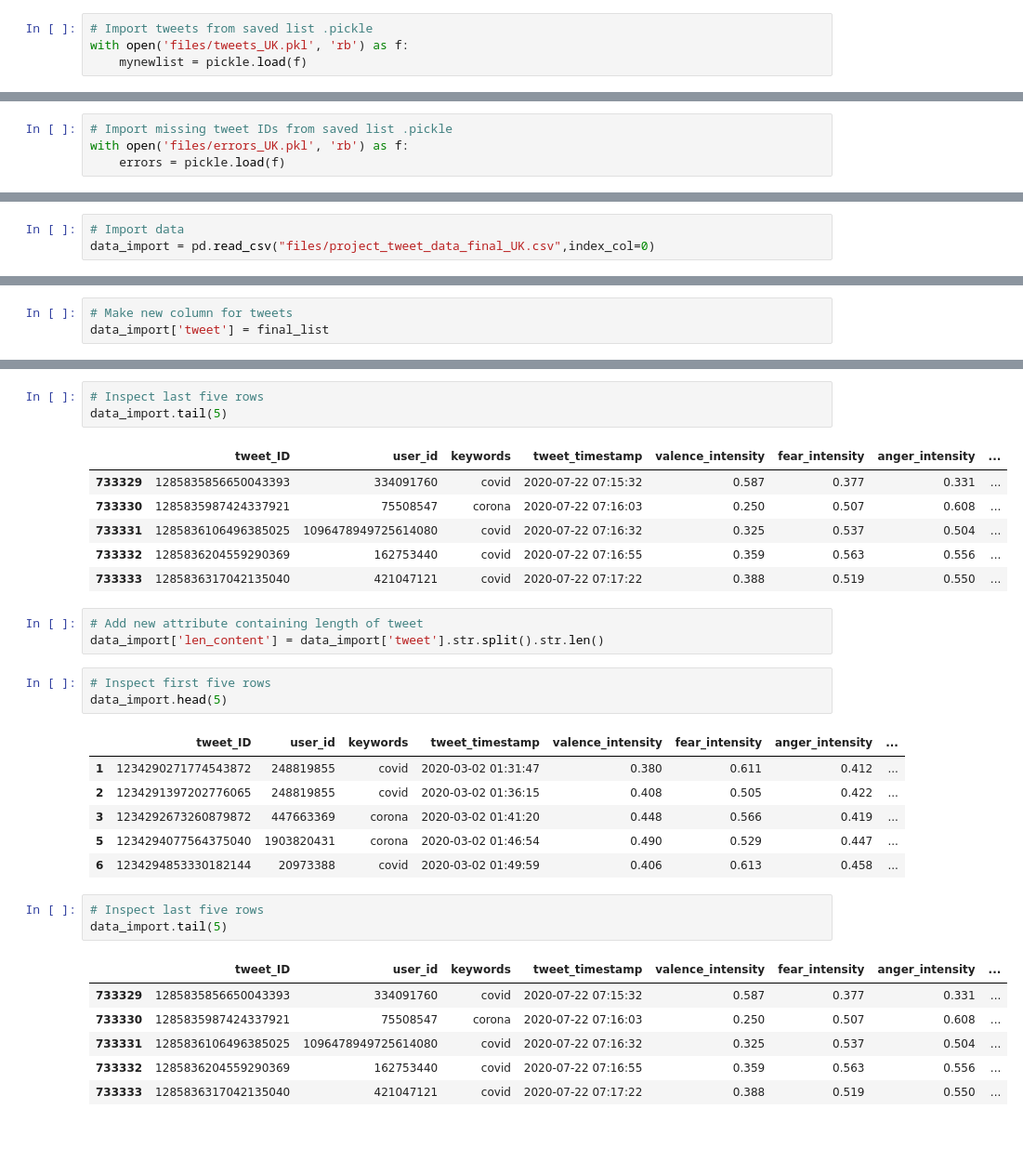
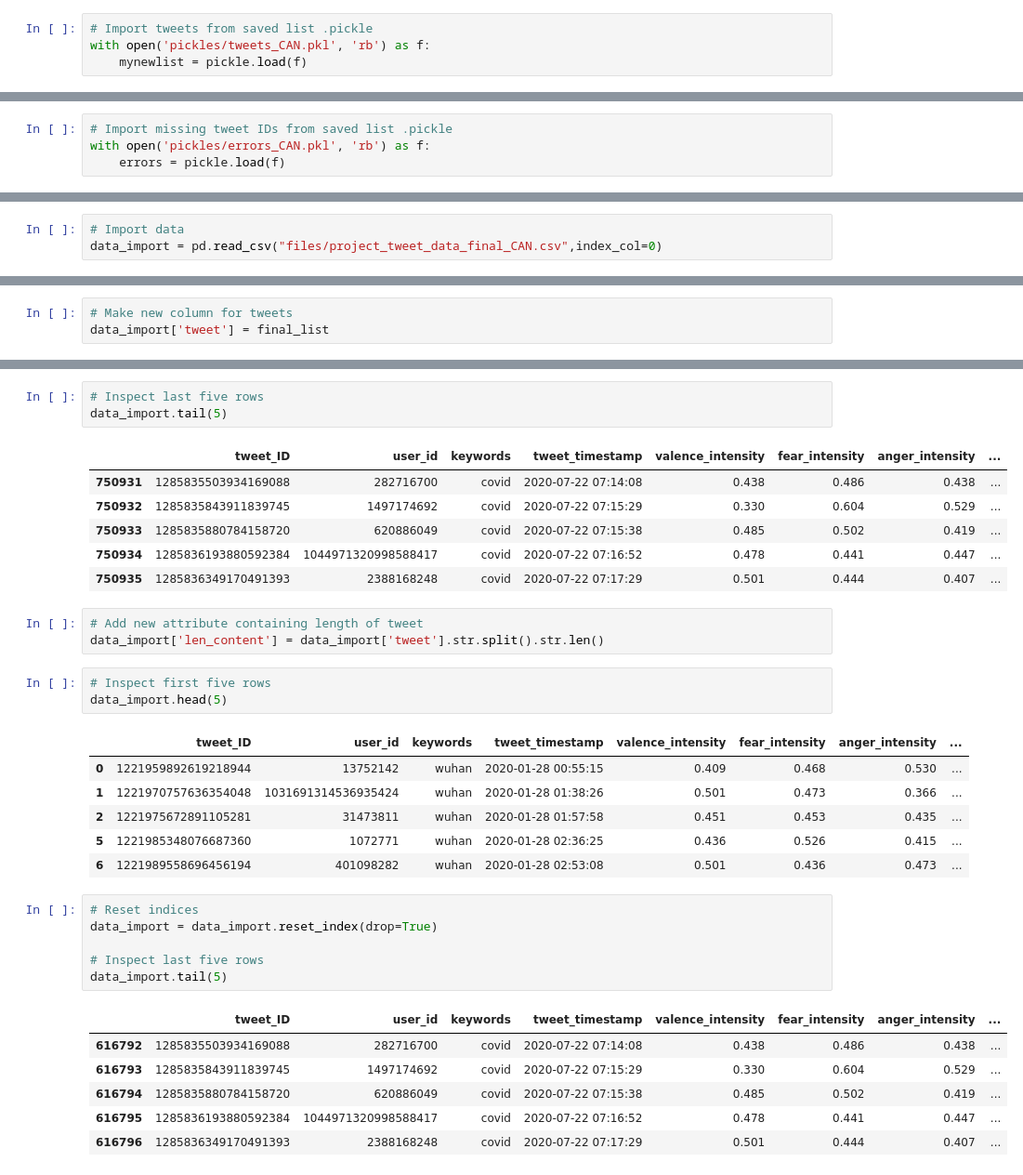
Before and after one commit to HuayuanSong/2805_covid_tweets, a Jupyter notebook: data/canada/3B_building_project_data_CAN.ipynb, the cells around one changed output, grey strips where cells are left out. Shown at 93% size. Saved outputs shown, nothing was run; the diff lists cells and outputs as text; blank space fills up the shorter version.

```diff
--- a/data/canada/3B_building_project_data_CAN.ipynb
+++ b/data/canada/3B_building_project_data_CAN.ipynb
@@ -10,7 +10,7 @@ import itertools
 from tqdm import tqdm
 # %%
 # Import tweets from saved list .pickle
-with open('files/tweets_UK.pkl', 'rb') as f:
+with open('pickles/tweets_CAN.pkl', 'rb') as f:
     mynewlist = pickle.load(f)
 # %%
 # Since the list is a list of lists we combine it into a single list (Twitter API could only handle 100 requests/call)
@@ -23,6 +23,6 @@ print(len(final_list))
 # %%
 # Import missing tweet IDs from saved list .pickle
-with open('files/errors_UK.pkl', 'rb') as f:
+with open('pickles/errors_CAN.pkl', 'rb') as f:
     errors = pickle.load(f)
 # %%
 # Make into single list
@@ -52,6 +52,6 @@ print(tweet_ids[0])
 # %%
 # Import data
-data_import = pd.read_csv("files/project_tweet_data_final_UK.csv",index_col=0)
+data_import = pd.read_csv("files/project_tweet_data_final_CAN.csv",index_col=0)
 # %%
 # Inspect first five rows
 data_import.head(5)
@@ -98,11 +98,11 @@ data_import.head(5)
 data_import.tail(5)
 # %% [output]
 |  | tweet_ID | user_id | keywords | tweet_timestamp | valence_intensity | fear_intensity | anger_intensity | ... |
-| 733329 | 1285835856650043393 | 334091760 | covid | 2020-07-22 07:15:32 | 0.587 | 0.377 | 0.331 | ... |
-| 733330 | 1285835987424337921 | 75508547 | corona | 2020-07-22 07:16:03 | 0.250 | 0.507 | 0.608 | ... |
-| 733331 | 1285836106496385025 | 1096478949725614080 | covid | 2020-07-22 07:16:32 | 0.325 | 0.537 | 0.504 | ... |
-| 733332 | 1285836204559290369 | 162753440 | covid | 2020-07-22 07:16:55 | 0.359 | 0.563 | 0.556 | ... |
-| 733333 | 1285836317042135040 | 421047121 | covid | 2020-07-22 07:17:22 | 0.388 | 0.519 | 0.550 | ... |
+| 750931 | 1285835503934169088 | 282716700 | covid | 2020-07-22 07:14:08 | 0.438 | 0.486 | 0.438 | ... |
+| 750932 | 1285835843911839745 | 1497174692 | covid | 2020-07-22 07:15:29 | 0.330 | 0.604 | 0.529 | ... |
+| 750933 | 1285835880784158720 | 620886049 | covid | 2020-07-22 07:15:38 | 0.485 | 0.502 | 0.419 | ... |
+| 750934 | 1285836193880592384 | 1044971320998588417 | covid | 2020-07-22 07:16:52 | 0.478 | 0.441 | 0.447 | ... |
+| 750935 | 1285836349170491393 | 2388168248 | covid | 2020-07-22 07:17:29 | 0.501 | 0.444 | 0.407 | ... |
 # %%
 # Add new attribute containing length of tweet
 data_import['len_content'] = data_import['tweet'].str.split().str.len()
@@ -111,20 +111,23 @@ data_import['len_content'] = data_import['tweet'].str.split().str.len()
 data_import.head(5)
 # %% [output]
 |  | tweet_ID | user_id | keywords | tweet_timestamp | valence_intensity | fear_intensity | anger_intensity | ... |
-| 1 | 1234290271774543872 | 248819855 | covid | 2020-03-02 01:31:47 | 0.380 | 0.611 | 0.412 | ... |
-| 2 | 1234291397202776065 | 248819855 | covid | 2020-03-02 01:36:15 | 0.408 | 0.505 | 0.422 | ... |
-| 3 | 1234292673260879872 | 447663369 | corona | 2020-03-02 01:41:20 | 0.448 | 0.566 | 0.419 | ... |
-| 5 | 1234294077564375040 | 1903820431 | corona | 2020-03-02 01:46:54 | 0.490 | 0.529 | 0.447 | ... |
-| 6 | 1234294853330182144 | 20973388 | covid | 2020-03-02 01:49:59 | 0.406 | 0.613 | 0.458 | ... |
+| 0 | 1221959892619218944 | 13752142 | wuhan | 2020-01-28 00:55:15 | 0.409 | 0.468 | 0.530 | ... |
+| 1 | 1221970757636354048 | 1031691314536935424 | wuhan | 2020-01-28 01:38:26 | 0.501 | 0.473 | 0.366 | ... |
+| 2 | 1221975672891105281 | 31473811 | wuhan | 2020-01-28 01:57:58 | 0.451 | 0.453 | 0.435 | ... |
+| 5 | 1221985348076687360 | 1072771 | wuhan | 2020-01-28 02:36:25 | 0.436 | 0.526 | 0.415 | ... |
+| 6 | 1221989558696456194 | 401098282 | wuhan | 2020-01-28 02:53:08 | 0.501 | 0.436 | 0.473 | ... |
 # %%
+# Reset indices
+data_import = data_import.reset_index(drop=True)
+
 # Inspect last five rows
 data_import.tail(5)
 # %% [output]
 |  | tweet_ID | user_id | keywords | tweet_timestamp | valence_intensity | fear_intensity | anger_intensity | ... |
-| 733329 | 1285835856650043393 | 334091760 | covid | 2020-07-22 07:15:32 | 0.587 | 0.377 | 0.331 | ... |
-| 733330 | 1285835987424337921 | 75508547 | corona | 2020-07-22 07:16:03 | 0.250 | 0.507 | 0.608 | ... |
-| 733331 | 1285836106496385025 | 1096478949725614080 | covid | 2020-07-22 07:16:32 | 0.325 | 0.537 | 0.504 | ... |
-| 733332 | 1285836204559290369 | 162753440 | covid | 2020-07-22 07:16:55 | 0.359 | 0.563 | 0.556 | ... |
-| 733333 | 1285836317042135040 | 421047121 | covid | 2020-07-22 07:17:22 | 0.388 | 0.519 | 0.550 | ... |
+| 616792 | 1285835503934169088 | 282716700 | covid | 2020-07-22 07:14:08 | 0.438 | 0.486 | 0.438 | ... |
+| 616793 | 1285835843911839745 | 1497174692 | covid | 2020-07-22 07:15:29 | 0.330 | 0.604 | 0.529 | ... |
+| 616794 | 1285835880784158720 | 620886049 | covid | 2020-07-22 07:15:38 | 0.485 | 0.502 | 0.419 | ... |
+| 616795 | 1285836193880592384 | 1044971320998588417 | covid | 2020-07-22 07:16:52 | 0.478 | 0.441 | 0.447 | ... |
+| 616796 | 1285836349170491393 | 2388168248 | covid | 2020-07-22 07:17:29 | 0.501 | 0.444 | 0.407 | ... |
 # %%
 # Save to CSV
```
Also changed, not shown: parts of 12 cells of this notebook, 2 other files.
